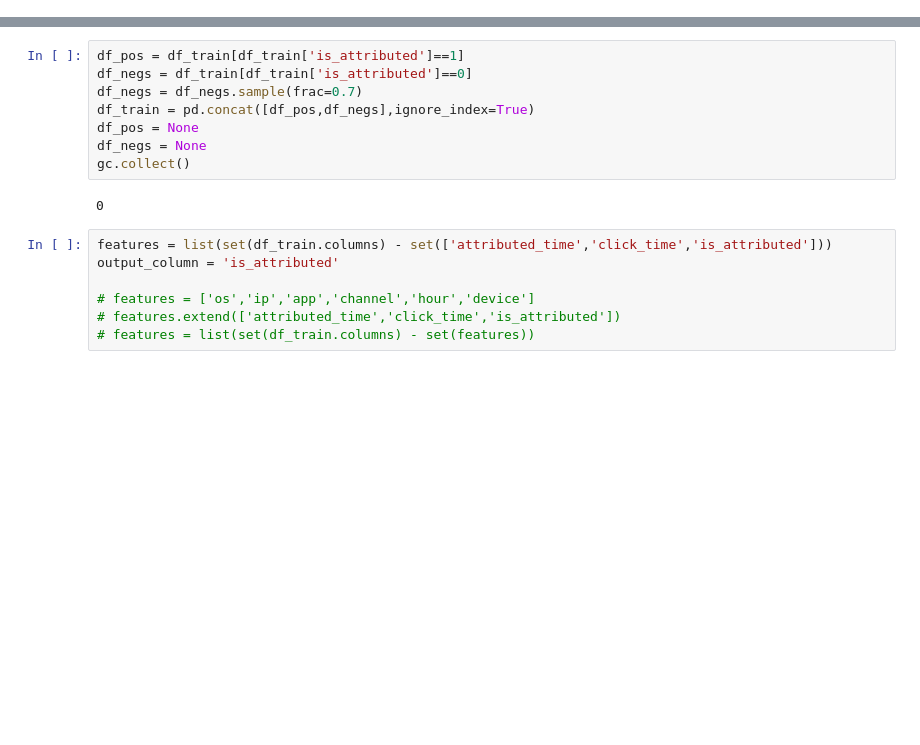
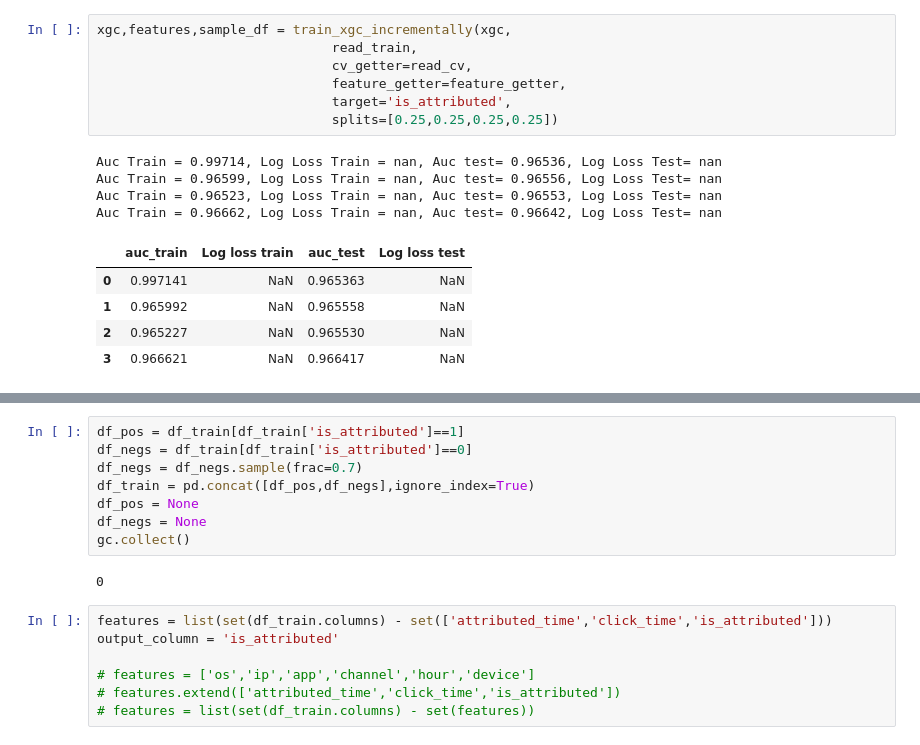
Before and after one commit to faizanahemad/data-science, a Jupyter notebook: kaggle/talkingdata-adtracking-fraud-detection/Model1.ipynb, the cells around one changed output, grey strips where cells are left out. Cells and saved outputs as stored; diff of their text form; blank space fills up the shorter version.

```diff
--- a/kaggle/talkingdata-adtracking-fraud-detection/Model1.ipynb
+++ b/kaggle/talkingdata-adtracking-fraud-detection/Model1.ipynb
@@ -73,0 +185,17 @@ import dask.dataframe as dd
+# %%
+xgc,features,sample_df = train_xgc_incrementally(xgc,
+                              read_train,
+                              cv_getter=read_cv,
+                              feature_getter=feature_getter,
+                              target='is_attributed',
+                              splits=[0.25,0.25,0.25,0.25])
+# %% [output]
+Auc Train = 0.99714, Log Loss Train = nan, Auc test= 0.96536, Log Loss Test= nan
+Auc Train = 0.96599, Log Loss Train = nan, Auc test= 0.96556, Log Loss Test= nan
+Auc Train = 0.96523, Log Loss Train = nan, Auc test= 0.96553, Log Loss Test= nan
+Auc Train = 0.96662, Log Loss Train = nan, Auc test= 0.96642, Log Loss Test= nan
+|  | auc_train | Log loss train | auc_test | Log loss test |
+| 0 | 0.997141 | NaN | 0.965363 | NaN |
+| 1 | 0.965992 | NaN | 0.965558 | NaN |
+| 2 | 0.965227 | NaN | 0.965530 | NaN |
+| 3 | 0.966621 | NaN | 0.966417 | NaN |
```
Also changed, not shown: parts of 42 cells of this notebook, 2 other files.
